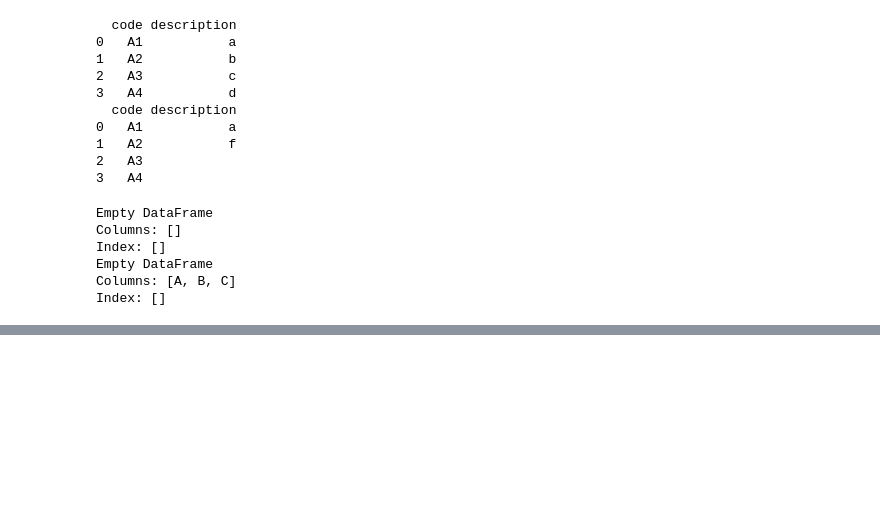
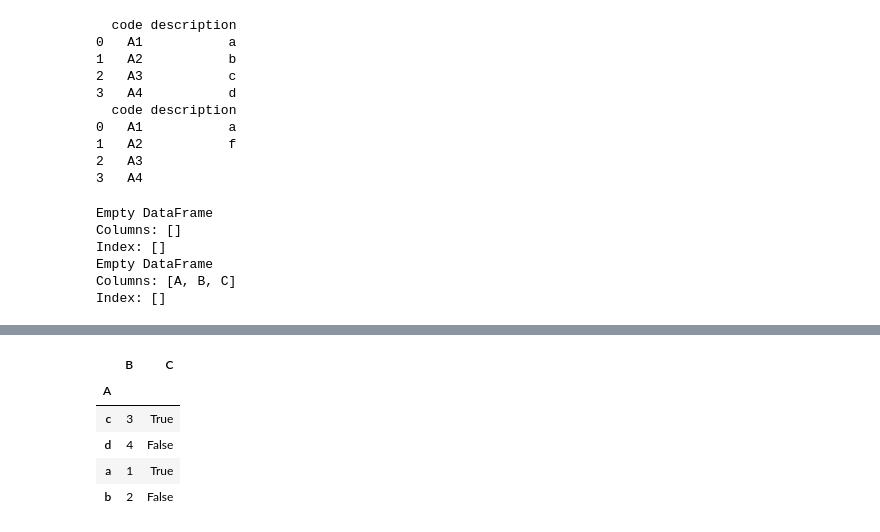
Before and after one commit to TianfengChen/ExpertPythonCode, a Jupyter notebook: 5_DataManipulation/test_pandas/pandas_func.ipynb, the cells around one changed output, grey strips where cells are left out. Saved outputs shown, nothing was run; the diff lists cells and outputs as text; code cells hidden in the pictures; blank space fills up the shorter version.

```diff
--- a/5_DataManipulation/test_pandas/pandas_func.ipynb
+++ b/5_DataManipulation/test_pandas/pandas_func.ipynb
@@ -401,0 +413,5 @@ C = pd.concat([A,B])
+# %%
+D = {"A":['a','b','c','d'],'B':[1,2,3,4],'C':[True,False,True,False]}
+A = pd.DataFrame(D)
+A.set_index('A',inplace=True)
+A.loc[A.index.isin(['a','b','d','e'])]
@@ -401,0 +424,11 @@ C = pd.concat([A,B])
+# %%
+sort_list = ['c','d','a','b']
+sort_key = lambda x: x.map({k:i for i,k in enumerate(sort_list)})
+A.sort_values(by='A',key=sort_key)
+# %% [output]
+|  | B | C |
+| A |  |  |
+| c | 3 | True |
+| d | 4 | False |
+| a | 1 | True |
+| b | 2 | False |
```
Also changed, not shown: parts of 4 cells of this notebook, 10 other files.
